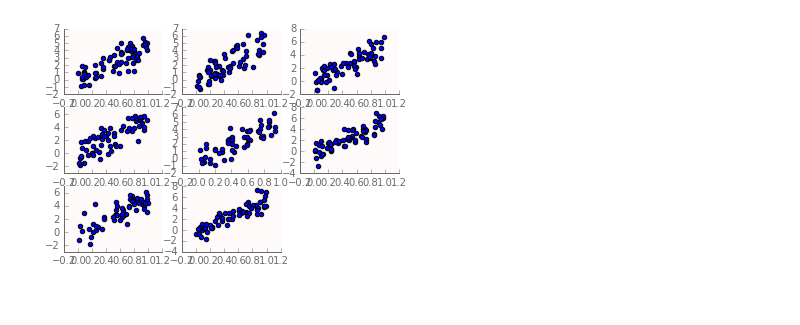
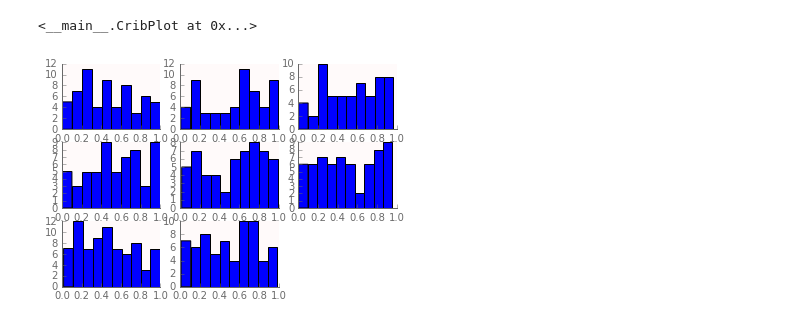
Before and after one commit to Torvaney/matplotcrib, a Jupyter notebook: package sandbox.ipynb, the cells around one changed output. Drawn from its saved outputs; the diff is of its cells as text; code cells hidden in the pictures.

Commit message:
Plot class updates

```diff
--- a/package sandbox.ipynb
+++ b/package sandbox.ipynb
@@ -111,6 +186,7 @@ class CribPlot:
 # %%
 (CribPlot(coords)
  .aesthetics(x='x', y='y', by='z')
- .points())
+ .histogram())
 # %% [output]
+<__main__.CribPlot at 0x...>
-[figure, old version]
+[figure, new version]
```
Also changed, not shown: parts of 3 cells of this notebook, 1 other file.
